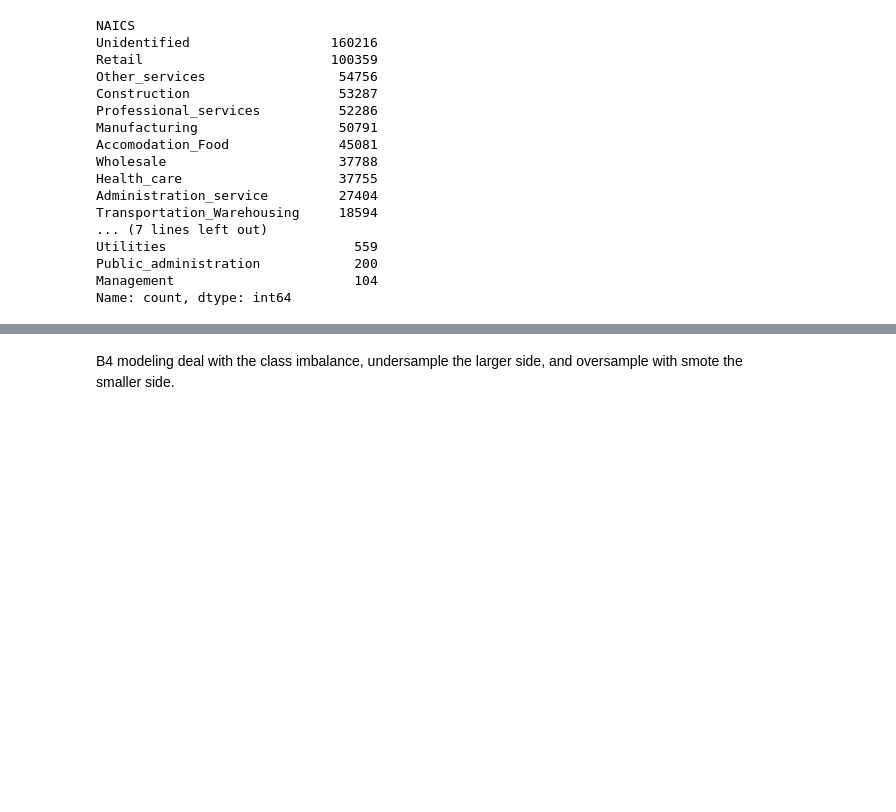
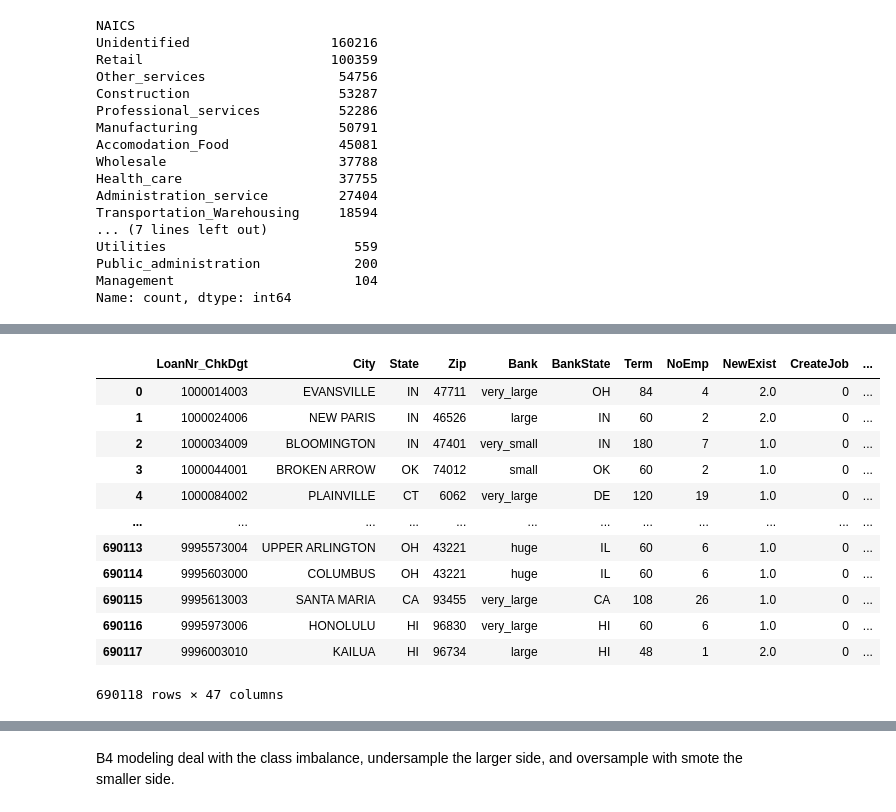
Before and after one commit to joshuaedelstein15/Loan_default, a Jupyter notebook: notebook.ipynb, the cells around one changed output, grey strips where cells are left out. Drawn from its saved outputs; the diff is of its cells as text; code cells hidden in the pictures; blank space fills up the shorter version.

```diff
--- a/notebook.ipynb
+++ b/notebook.ipynb
@@ -437,0 +471,17 @@ dtype('bool')
+# %%
+def dummy_cols_and_drop(df, column, new_drop_dummy_value):
+    #create dummy columns
+    encoded_cols = pd.get_dummies(df[column], prefix=column)
+
+    #drop the unidentified column
+    encoded_cols.drop(f'{column}_{new_drop_dummy_value}', axis=1, inplace=True)
+
+    #Switch the values from T and F to 1 and 0
+    encoded_cols = encoded_cols.astype(int)
+
+    #concatenate new dummy df with old df.
+    df = pd.concat([df.drop(column, axis=1), encoded_cols], axis=1)
+
+    return df
+# %%
+df = dummy_cols_and_drop(df, 'NAICS', 'Unidentified')
@@ -437,0 +525,40 @@ dtype('bool')
+# %%
+# create ranges of value counts to relabel values
+def map_bank(count):
+    if count >= 10000:
+        return 'huge'
+    elif 1000 <= count < 10000:
+        return 'very_large'
+    elif 100 <= count < 1000:
+        return 'large'
+    elif 25 <= count < 100:
+        return 'small'
+    elif 5 <= count < 25:
+        return 'very_small'
+    else:
+        return 'tiny'
+# %%
+# create function to apply the mapping function to desired column column
+def rename_w_vcs(df, column, vc_map):
+    # create dictionary of value counts
+    column_dict = df[column].value_counts().to_dict()
+    #replace bank name with value count, then replace count with new name
+    df[column] = df[column].map(column_dict).map(vc_map)
+
+    return df
+# %%
+rename_w_vcs(df, 'Bank', map_bank)
+# %% [output]
+|  | LoanNr_ChkDgt | City | State | Zip | Bank | BankState | Term | NoEmp | NewExist | CreateJob | ... |
+| 0 | 1000014003 | EVANSVILLE | IN | 47711 | very_large | OH | 84 | 4 | 2.0 | 0 | ... |
+| 1 | 1000024006 | NEW PARIS | IN | 46526 | large | IN | 60 | 2 | 2.0 | 0 | ... |
+| 2 | 1000034009 | BLOOMINGTON | IN | 47401 | very_small | IN | 180 | 7 | 1.0 | 0 | ... |
+| 3 | 1000044001 | BROKEN ARROW | OK | 74012 | small | OK | 60 | 2 | 1.0 | 0 | ... |
+| 4 | 1000084002 | PLAINVILLE | CT | 6062 | very_large | DE | 120 | 19 | 1.0 | 0 | ... |
+| ... | ... | ... | ... | ... | ... | ... | ... | ... | ... | ... | ... |
+| 690113 | 9995573004 | UPPER ARLINGTON | OH | 43221 | huge | IL | 60 | 6 | 1.0 | 0 | ... |
+| 690114 | 9995603000 | COLUMBUS | OH | 43221 | huge | IL | 60 | 6 | 1.0 | 0 | ... |
+| 690115 | 9995613003 | SANTA MARIA | CA | 93455 | very_large | CA | 108 | 26 | 1.0 | 0 | ... |
+| 690116 | 9995973006 | HONOLULU | HI | 96830 | very_large | HI | 60 | 6 | 1.0 | 0 | ... |
+| 690117 | 9996003010 | KAILUA | HI | 96734 | large | HI | 48 | 1 | 2.0 | 0 | ... |
+690118 rows × 47 columns
```
Also changed, not shown: parts of 34 cells of this notebook.
